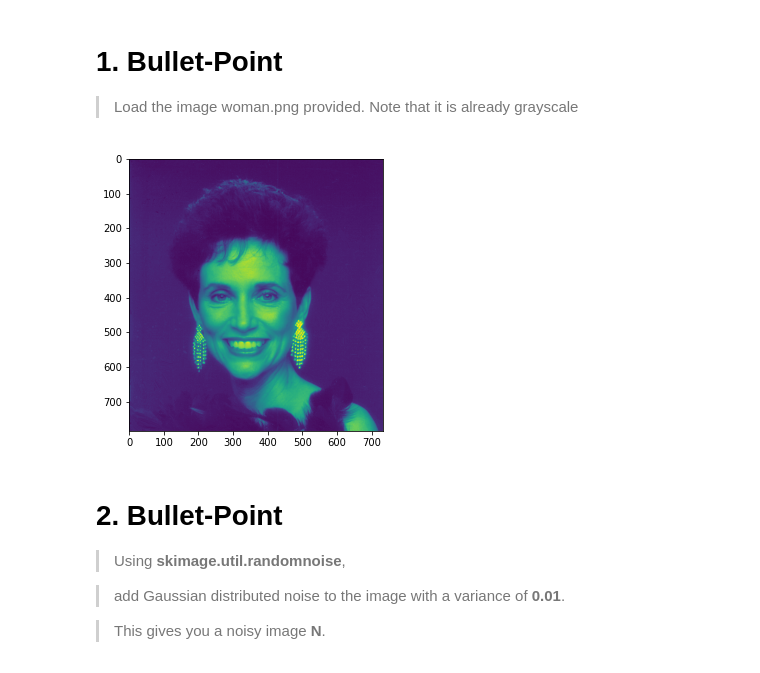
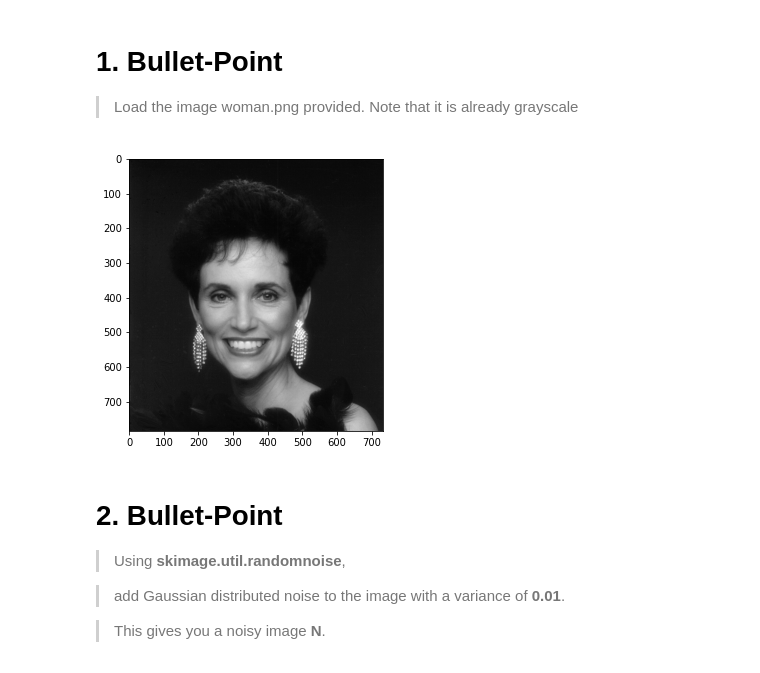
Before and after one commit to ebrambilla42/Cv1, a Jupyter notebook: Cv1_A2.ipynb, the cells around one changed output. Saved outputs shown, nothing was run; the diff lists cells and outputs as text; code cells hidden in the pictures.

Commit message:
gray image

```diff
--- a/Cv1_A2.ipynb
+++ b/Cv1_A2.ipynb
@@ -15,18 +15,18 @@ IMG_DIMENSION = (5,5)
 def img_show(image):
   #image show
   plt.figure(figsize= IMG_DIMENSION)
-  plt.imshow(image)
+  plt.imshow(image, cmap='gray')
 # %% [markdown]
 # 1. Bullet-Point
 
 > Load the image woman.png provided.  Note that it is already grayscale
 # %%
-image = cv2.imread('woman.png')
+image = cv2.imread('greyscale.png')
 image = cv2.cvtColor(image, cv2.COLOR_BGR2GRAY)
 
-img_show(image)
+img_show(image,)
 # %% [output]
-[figure, old version]
+[figure, new version]
 # %% [markdown]
 # 2. Bullet-Point
 
```
Also changed, not shown: parts of 9 cells of this notebook.
